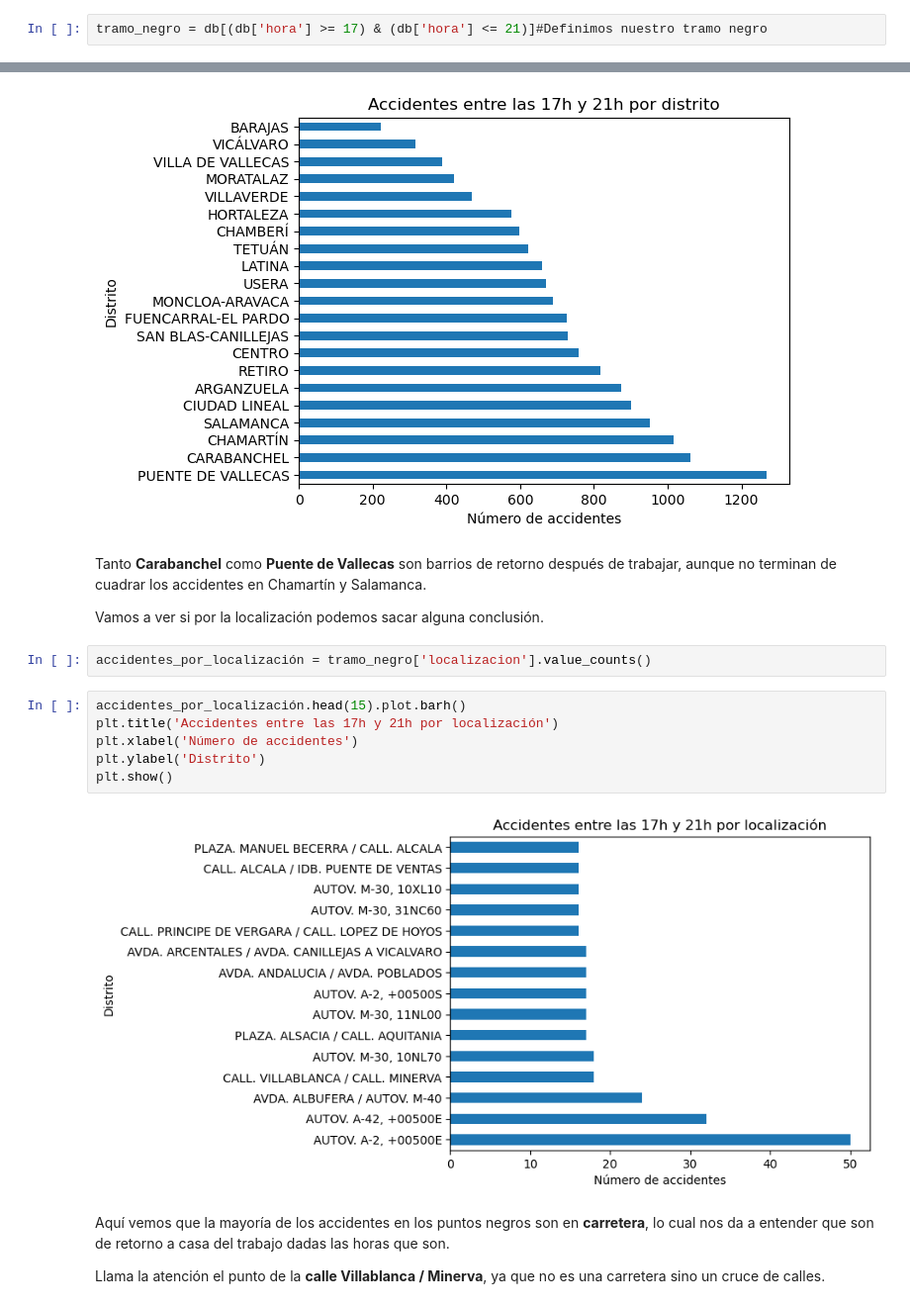
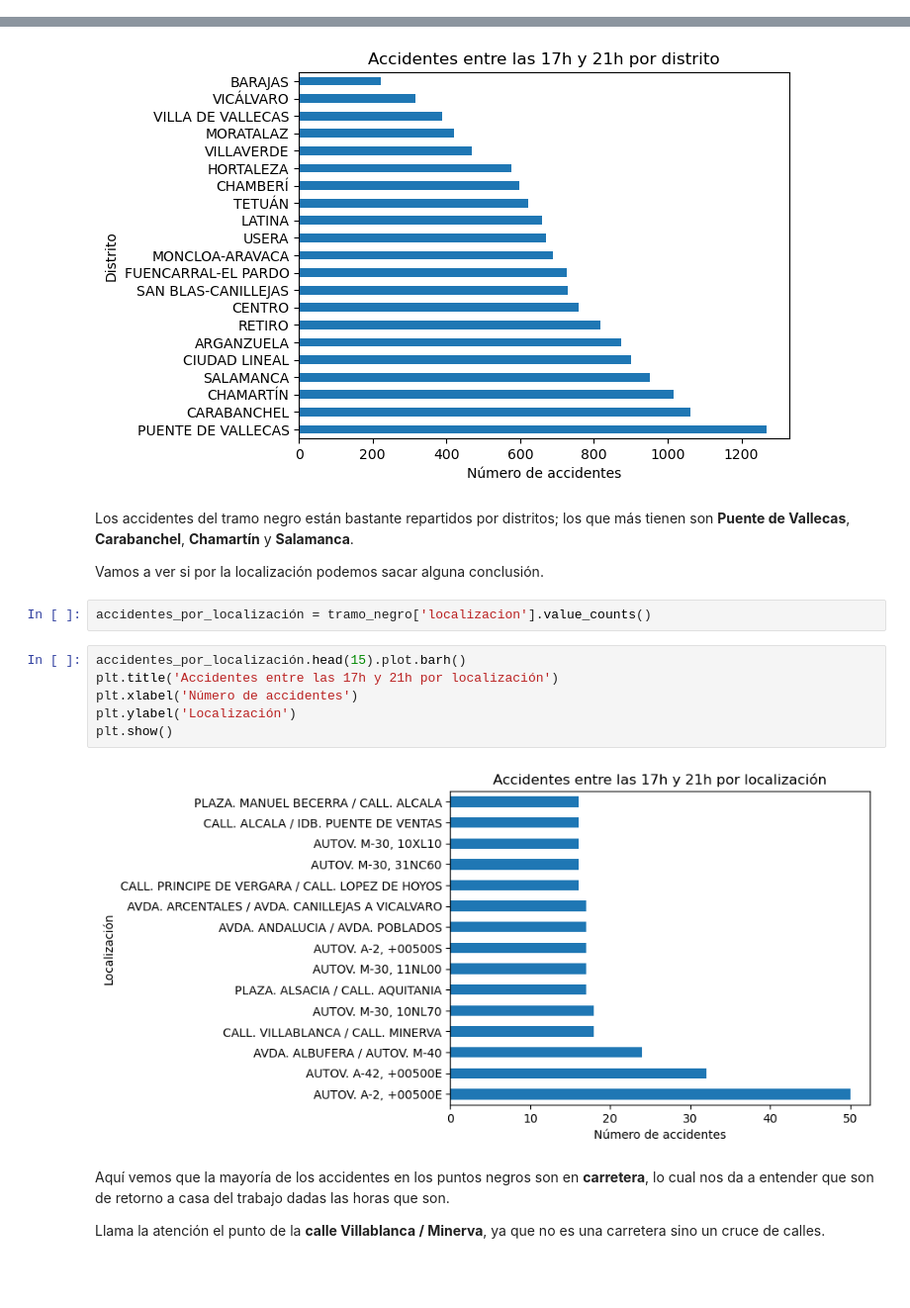
Before and after one commit to fernanditomartinez85/EDA-ACCIDENTALIDAD-MADRID, a Jupyter notebook: EDA_FERNANDO.ipynb, the cells around one changed output, grey strips where cells are left out. Shown at 99% size. Cells and saved outputs as stored; diff of their text form; blank space fills up the shorter version.

```diff
--- a/EDA_FERNANDO.ipynb
+++ b/EDA_FERNANDO.ipynb
@@ -602,8 +611,6 @@ Vemos en la tabla pivotante que la mayoría de accidentes en el tramo negro **di
 ### ¿Dónde se producen los accidentes del tramo negro?
 
 Ahora vamos a ver en dicho tramo negro dónde se produjeron los accidentes.
-# %%
-tramo_negro = db[(db['hora'] >= 17) & (db['hora'] <= 21)]#Definimos nuestro tramo negro
 # %%
 accidentes_por_distrito = tramo_negro['distrito'].value_counts()
 # %%
@@ -615,7 +622,7 @@ plt.show()
 # %% [output]
 [figure]
 # %% [markdown]
-Tanto **Carabanchel** como **Puente de Vallecas** son barrios de retorno después de trabajar, aunque no terminan de cuadrar los accidentes en Chamartín y Salamanca.
+Los accidentes del tramo negro están bastante repartidos por distritos; los que más tienen son **Puente de Vallecas**, **Carabanchel**, **Chamartín** y **Salamanca**.
 
 Vamos a ver si por la localización podemos sacar alguna conclusión.
 # %%
@@ -623,11 +630,11 @@ accidentes_por_localización = tramo_negro['localizacion'].value_counts()
 # %%
 accidentes_por_localización.head(15).plot.barh()
 plt.title('Accidentes entre las 17h y 21h por localización')
 plt.xlabel('Número de accidentes')
-plt.ylabel('Distrito')
+plt.ylabel('Localización')
 plt.show()
 # %% [output]
-[figure, old version]
+[figure, new version]
 # %% [markdown]
 Aquí vemos que la mayoría de los accidentes en los puntos negros son en **carretera**, lo cual nos da a entender que son de retorno a casa del trabajo dadas las horas que son.
 
```
Also changed, not shown: parts of 35 cells of this notebook.
